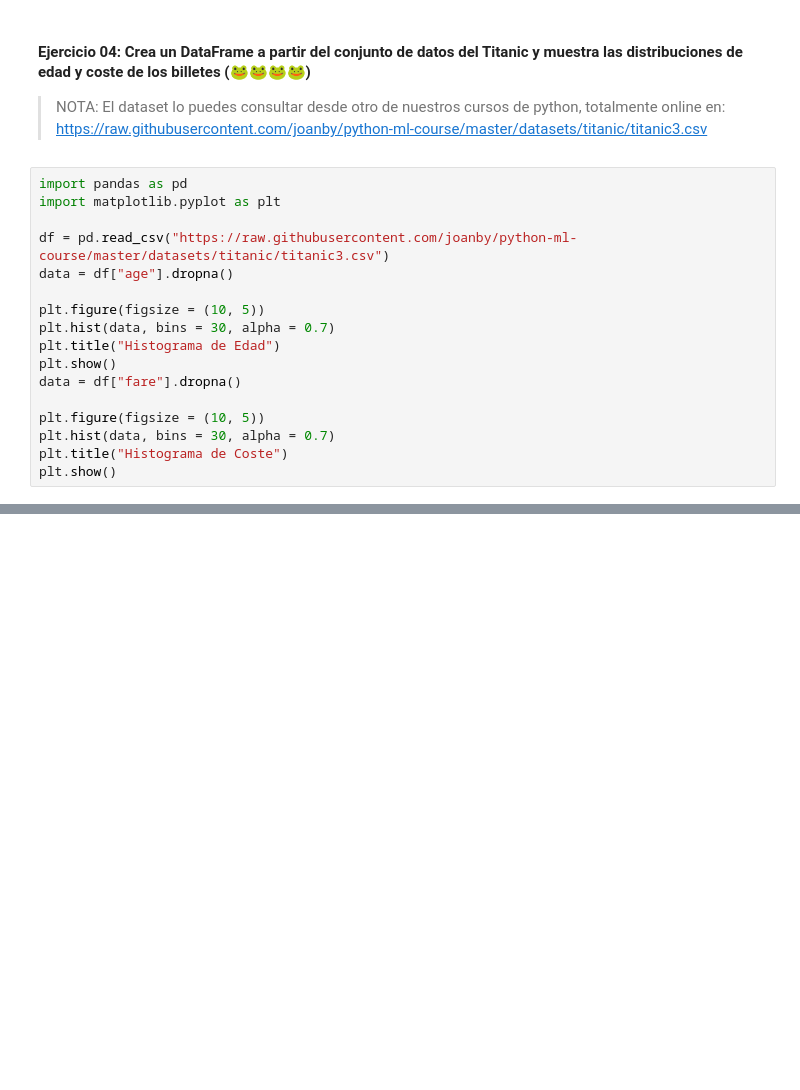
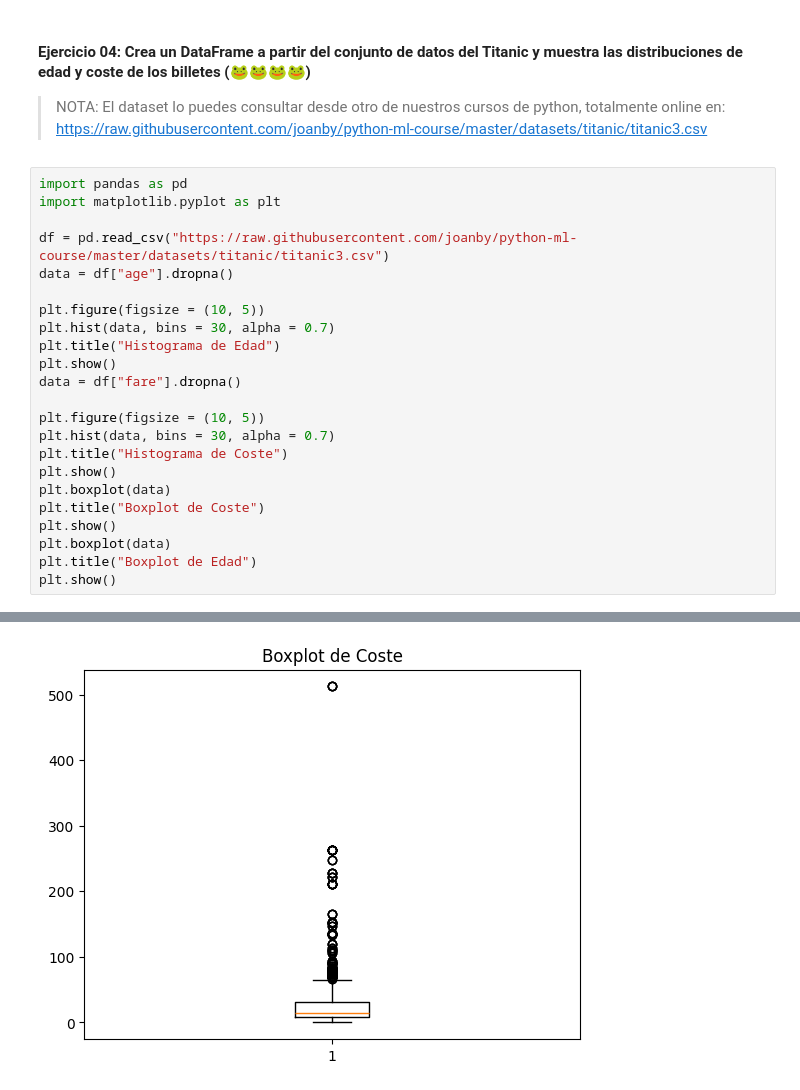
Before and after one commit to dinamicjuanjo/Curso-Python_techguy, a Jupyter notebook: Introducción_a_Matplotlib.ipynb, the cells around one changed output, grey strips where cells are left out. Cells and saved outputs as stored; diff of their text form; blank space fills up the shorter version.

```diff
--- a/Introducción_a_Matplotlib.ipynb
+++ b/Introducción_a_Matplotlib.ipynb
@@ -167,20 +167,27 @@ plt.show()
 # %%
 import pandas as pd
 import matplotlib.pyplot as plt
 
 df = pd.read_csv("https://raw.githubusercontent.com/joanby/python-ml-course/master/datasets/titanic/titanic3.csv")
 data = df["age"].dropna()
 
 plt.figure(figsize = (10, 5))
 plt.hist(data, bins = 30, alpha = 0.7)
 plt.title("Histograma de Edad")
 plt.show()
 data = df["fare"].dropna()
 
 plt.figure(figsize = (10, 5))
 plt.hist(data, bins = 30, alpha = 0.7)
 plt.title("Histograma de Coste")
 plt.show()
+plt.boxplot(data)
+plt.title("Boxplot de Coste")
+plt.show()
+plt.boxplot(data)
+plt.title("Boxplot de Edad")
+plt.show()
 # %% [output]
 [figure]
 [figure]
+[figure, added]
```
Also changed, not shown: parts of 1 cell of this notebook.
